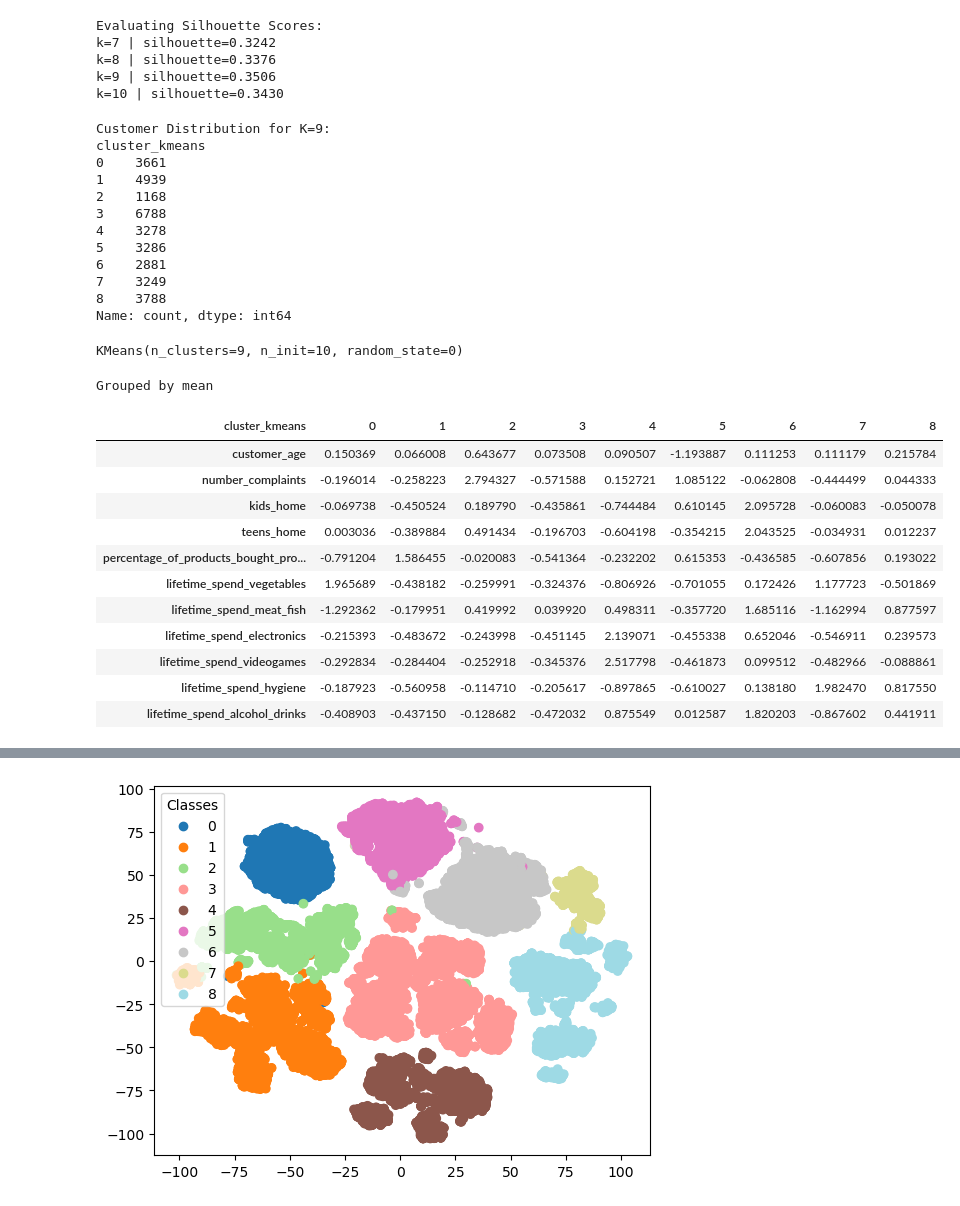
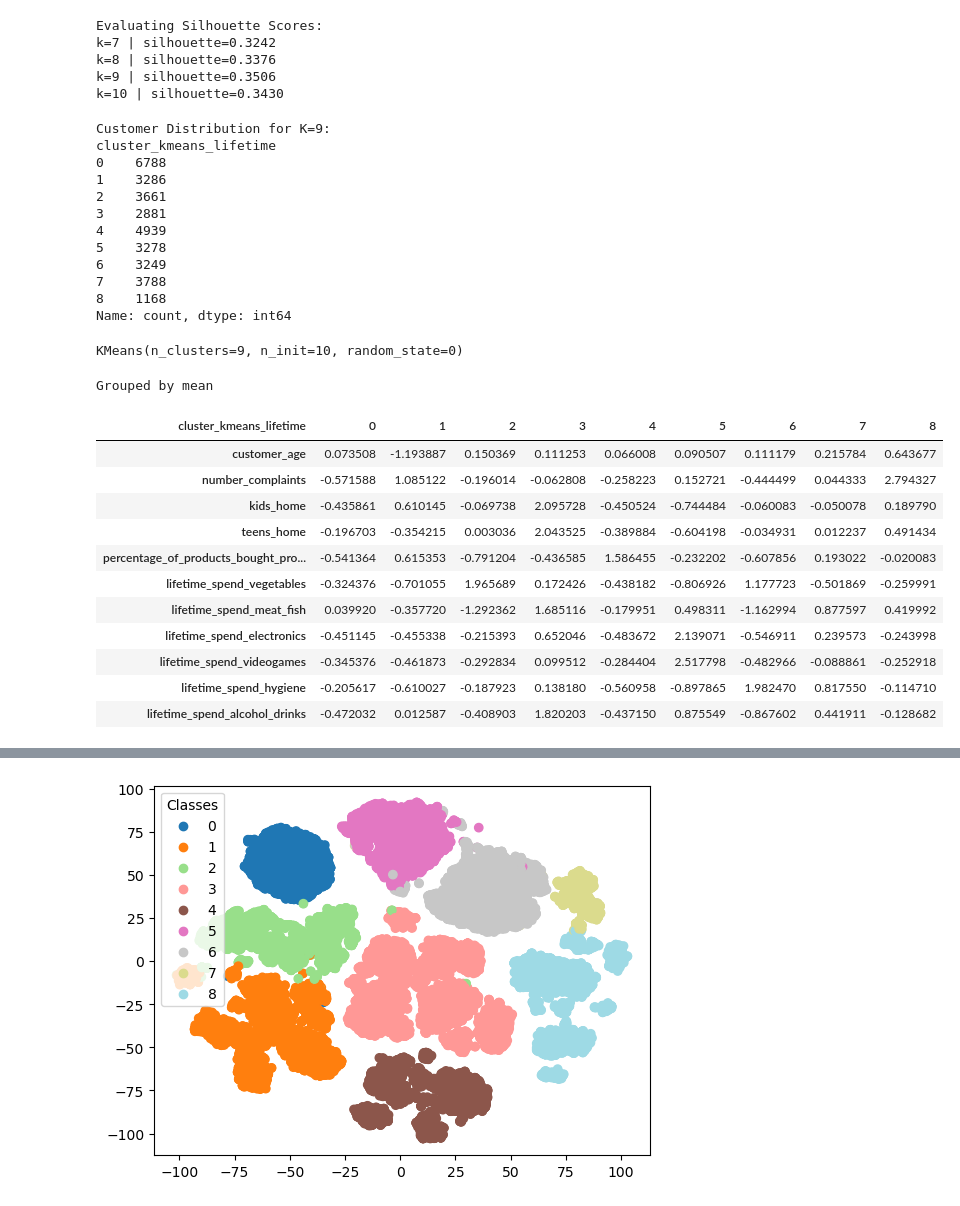
Before and after one commit to tiago2806/ml_project, a Jupyter notebook: notebooks/03_modelling.ipynb, the cells around one changed output, grey strips where cells are left out. Cells and saved outputs as stored; diff of their text form; code cells hidden in the pictures.

```diff
--- a/notebooks/03_modelling.ipynb
+++ b/notebooks/03_modelling.ipynb
@@ -497,35 +478,35 @@ k=10 | silhouette=0.3430
 # %%
 X_scaled_lifetime = pd.DataFrame(X_scaled_lifetime, columns=X_lifetime.columns, index=X_lifetime.index)
 
-apply_kmeans_lifetime(X_scaled_lifetime, dataset, X_lifetime, k = 9)
+apply_kmeans_lifetime(X_scaled_lifetime, dataset_lifetime, X_lifetime, k = 9)
 # %% [output]
 Customer Distribution for K=9:
-cluster_kmeans
-0    3661
-1    4939
-2    1168
-3    6788
-4    3278
-5    3286
-6    2881
-7    3249
-8    3788
+cluster_kmeans_lifetime
+0    6788
+1    3286
+2    3661
+3    2881
+4    4939
+5    3278
+6    3249
+7    3788
+8    1168
 Name: count, dtype: int64
 KMeans(n_clusters=9, n_init=10, random_state=0)
 # %%
-cluster_groupby(X_scaled_lifetime,cluster_kmeans= 'cluster_kmeans', method= 'mean')
+cluster_groupby(X_scaled_lifetime,cluster_kmeans= 'cluster_kmeans_lifetime', method= 'mean')
 # %% [output]
 Grouped by mean
-| cluster_kmeans | 0 | 1 | 2 | 3 | 4 | 5 | 6 | 7 | 8 |
-| customer_age | 0.150369 | 0.066008 | 0.643677 | 0.073508 | 0.090507 | -1.193887 | 0.111253 | 0.111179 | 0.215784 |
-| number_complaints | -0.196014 | -0.258223 | 2.794327 | -0.571588 | 0.152721 | 1.085122 | -0.062808 | -0.444499 | 0.044333 |
-| kids_home | -0.069738 | -0.450524 | 0.189790 | -0.435861 | -0.744484 | 0.610145 | 2.095728 | -0.060083 | -0.050078 |
-| teens_home | 0.003036 | -0.389884 | 0.491434 | -0.196703 | -0.604198 | -0.354215 | 2.043525 | -0.034931 | 0.012237 |
-| percentage_of_products_bought_pro... | -0.791204 | 1.586455 | -0.020083 | -0.541364 | -0.232202 | 0.615353 | -0.436585 | -0.607856 | 0.193022 |
-| lifetime_spend_vegetables | 1.965689 | -0.438182 | -0.259991 | -0.324376 | -0.806926 | -0.701055 | 0.172426 | 1.177723 | -0.501869 |
-| lifetime_spend_meat_fish | -1.292362 | -0.179951 | 0.419992 | 0.039920 | 0.498311 | -0.357720 | 1.685116 | -1.162994 | 0.877597 |
-| lifetime_spend_electronics | -0.215393 | -0.483672 | -0.243998 | -0.451145 | 2.139071 | -0.455338 | 0.652046 | -0.546911 | 0.239573 |
-| lifetime_spend_videogames | -0.292834 | -0.284404 | -0.252918 | -0.345376 | 2.517798 | -0.461873 | 0.099512 | -0.482966 | -0.088861 |
-| lifetime_spend_hygiene | -0.187923 | -0.560958 | -0.114710 | -0.205617 | -0.897865 | -0.610027 | 0.138180 | 1.982470 | 0.817550 |
-| lifetime_spend_alcohol_drinks | -0.408903 | -0.437150 | -0.128682 | -0.472032 | 0.875549 | 0.012587 | 1.820203 | -0.867602 | 0.441911 |
+| cluster_kmeans_lifetime | 0 | 1 | 2 | 3 | 4 | 5 | 6 | 7 | 8 |
+| customer_age | 0.073508 | -1.193887 | 0.150369 | 0.111253 | 0.066008 | 0.090507 | 0.111179 | 0.215784 | 0.643677 |
+| number_complaints | -0.571588 | 1.085122 | -0.196014 | -0.062808 | -0.258223 | 0.152721 | -0.444499 | 0.044333 | 2.794327 |
+| kids_home | -0.435861 | 0.610145 | -0.069738 | 2.095728 | -0.450524 | -0.744484 | -0.060083 | -0.050078 | 0.189790 |
+| teens_home | -0.196703 | -0.354215 | 0.003036 | 2.043525 | -0.389884 | -0.604198 | -0.034931 | 0.012237 | 0.491434 |
+| percentage_of_products_bought_pro... | -0.541364 | 0.615353 | -0.791204 | -0.436585 | 1.586455 | -0.232202 | -0.607856 | 0.193022 | -0.020083 |
+| lifetime_spend_vegetables | -0.324376 | -0.701055 | 1.965689 | 0.172426 | -0.438182 | -0.806926 | 1.177723 | -0.501869 | -0.259991 |
+| lifetime_spend_meat_fish | 0.039920 | -0.357720 | -1.292362 | 1.685116 | -0.179951 | 0.498311 | -1.162994 | 0.877597 | 0.419992 |
+| lifetime_spend_electronics | -0.451145 | -0.455338 | -0.215393 | 0.652046 | -0.483672 | 2.139071 | -0.546911 | 0.239573 | -0.243998 |
+| lifetime_spend_videogames | -0.345376 | -0.461873 | -0.292834 | 0.099512 | -0.284404 | 2.517798 | -0.482966 | -0.088861 | -0.252918 |
+| lifetime_spend_hygiene | -0.205617 | -0.610027 | -0.187923 | 0.138180 | -0.560958 | -0.897865 | 1.982470 | 0.817550 | -0.114710 |
+| lifetime_spend_alcohol_drinks | -0.472032 | 0.012587 | -0.408903 | 1.820203 | -0.437150 | 0.875549 | -0.867602 | 0.441911 | -0.128682 |
 # %%
```
Also changed, not shown: parts of 8 cells of this notebook, 1 other file.
